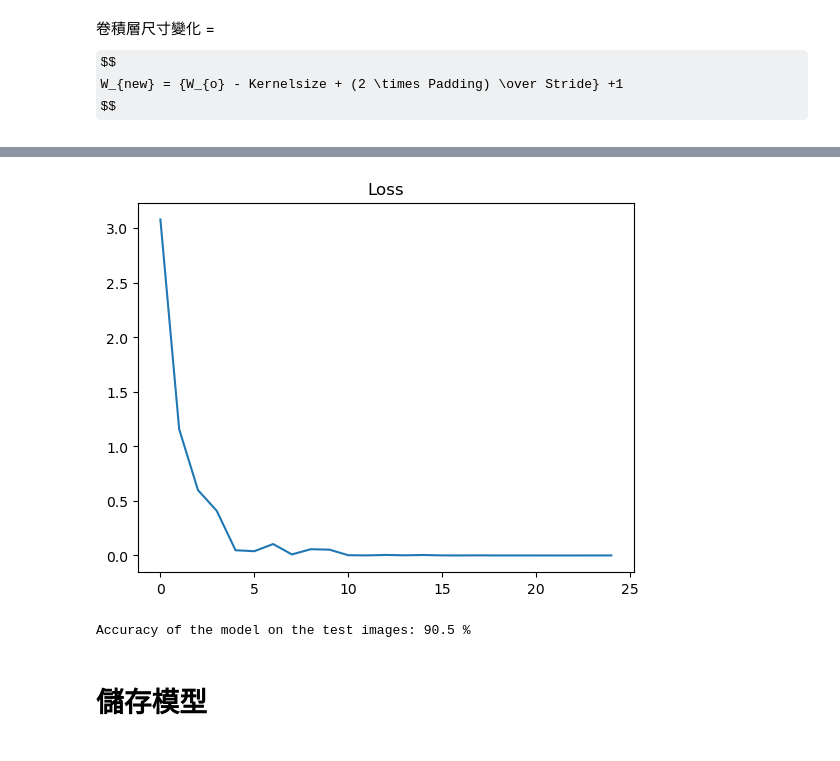
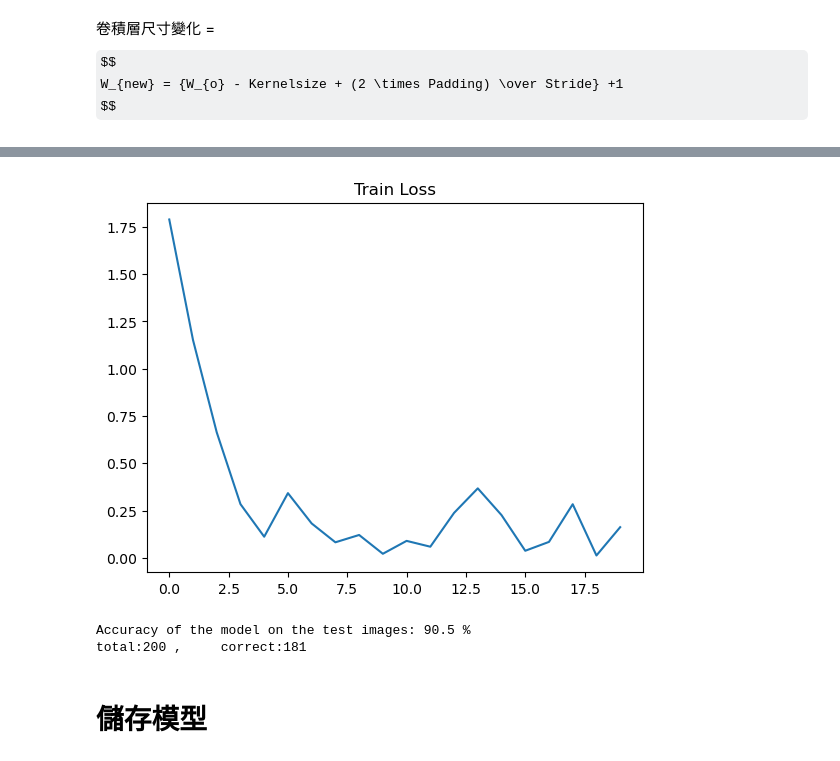
Before and after one commit to hj6hki123/Pytorch_Learning, a Jupyter notebook: JPC_Recognition_GPU.ipynb, the cells around one changed output, grey strips where cells are left out. Cells and saved outputs as stored; diff of their text form; code cells hidden in the pictures; some formulas as TeX source.

```diff
--- a/JPC_Recognition_GPU.ipynb
+++ b/JPC_Recognition_GPU.ipynb
@@ -104,18 +104,26 @@ class Net(nn.Module):
         super(Net, self).__init__()
 
         self.fc1 = nn.Sequential(
-            nn.Linear(32*32, 512),
-            nn.ReLU()
+            nn.Linear(32*32, 1024),
+            nn.BatchNorm1d(1024),
+            nn.LeakyReLU(0.2, inplace=True)
         )
         self.fc2 = nn.Sequential(
-            nn.Linear(512, 256),
-            nn.ReLU()
+            nn.Linear(1024, 512),
+            nn.BatchNorm1d(512),
+            nn.LeakyReLU(0.2, inplace=True)
         )
         self.fc3 = nn.Sequential(
+            nn.Linear(512, 256),
+            nn.BatchNorm1d(256),
+            nn.LeakyReLU(0.2, inplace=True)
+        )
+        self.fc4 = nn.Sequential(
             nn.Linear(256, 128),
-            nn.ReLU(),
+            nn.BatchNorm1d(128),
+            nn.LeakyReLU(0.2, inplace=True)
         )
-        self.fc4 = nn.Linear(128,num_classes)
+        self.fc5 = nn.Linear(128, num_classes)
 
     def forward(self, x):
         out = x.view(x.size(0), -1)
@@ -123,6 +131,7 @@ class Net(nn.Module):
         out = self.fc2(out)
         out = self.fc3(out)
         out = self.fc4(out)
+        out = self.fc5(out)
         return out
 # %%
 # 實例化模型、損失函數和優化器
@@ -200,26 +206,47 @@ Epoch [25/25],                     Step [80/80],                     Loss: 0.000
 # %%
 # 測試模型
+
+label_dict = train_dataset.class_to_idx
+reverse_label_dict = {v: k for k, v in label_dict.items()}
+
+# 導入 Matplotlib 庫
 from matplotlib import pyplot as plt
+
+# 繪製訓練過程中的損失(loss)值變化圖
 plt.plot(loss_list)
-plt.title('Loss')
+plt.title('Train Loss')
 plt.show()
 
+# 設置模型為評估模式
+model.eval()
 
-model.eval()
+# 在不計算梯度的情況下測試模型
 with torch.no_grad():
+    # 初始化準確率計數器
     correct = 0
     total = 0
+    error = []
+    # 循環處理測試集中的每一個樣本
     for images, labels in test_loader:
+        # 將樣本數據和標籤移到 GPU 上進行計算
         images = images.to(device)
         labels = labels.to(device)
+        # 通過神經網絡進行預測
         outputs = model(images)
+        # 找到每個樣本的最大值及其對應的索引，即預測類別
         _, predicted = torch.max(outputs.data, 1)
+        # 統計正確預測的數量
         total += labels.size(0)
         correct += (predicted == labels).sum().item()
+        # 判斷預測值和實際標籤是否一致，如果不一致就把它們添加到錯誤列表中
+
+    # 計算並輸出準確率
     print('Accuracy of the model on the test images: {} %'.format(100 * correct / total))
+    print(f'total:{total} ,\tcorrect:{correct}')
 # %% [output]
-[figure, old version]
+[figure, new version]
 Accuracy of the model on the test images: 90.5 %
+total:200 ,     correct:181
 # %% [markdown]
 # 儲存模型
 # %%
```
Also changed, not shown: parts of 3 cells of this notebook, 5 other files.
